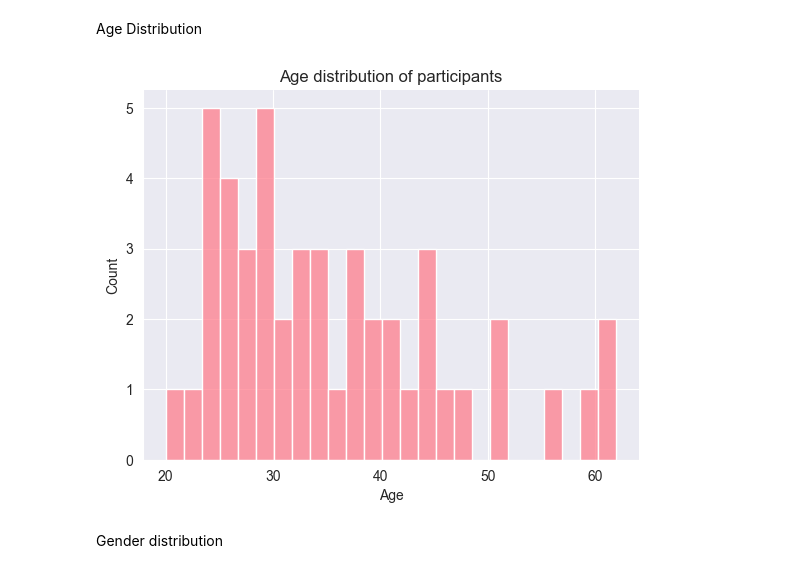
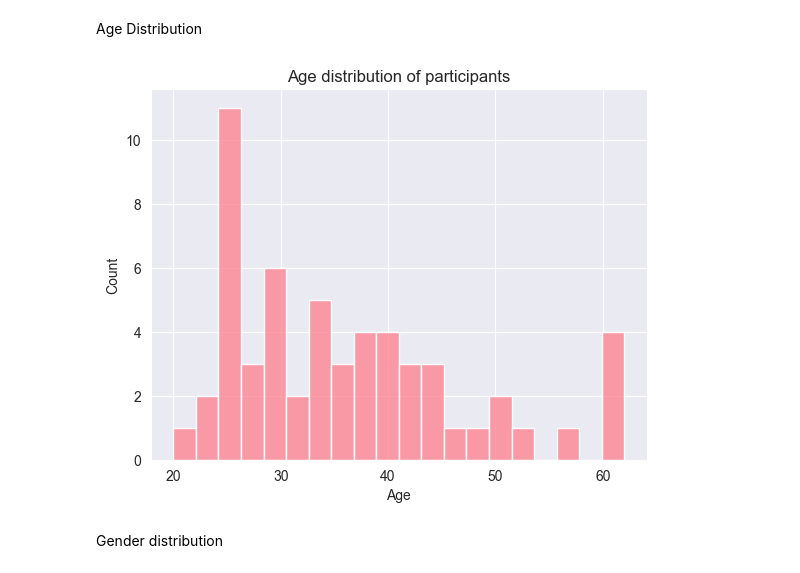
Before and after one commit to pinkstegosaurus99/plot_visualization, a Jupyter notebook: plotting.ipynb, the cells around one changed output. Drawn from its saved outputs; the diff is of its cells as text; code cells hidden in the pictures.

```diff
--- a/plotting.ipynb
+++ b/plotting.ipynb
@@ -711,19 +745,19 @@ plt.show()
 # %% [markdown]
 Age Distribution
 # %%
-hist_plot = sns.histplot(age_data.dropna(), bins=25, kde=False, color=colours[0], edgecolor = "#FFFFFF")
+hist_plot = sns.histplot(age_data.dropna(), bins=20, kde=False, color=colours[0], edgecolor = "#FFFFFF")
 
 plt.title("Age distribution of participants")
 plt.xlabel("Age")
 plt.ylabel("Count")
 hist_plot.spines['top'].set_visible(False)
 hist_plot.spines['right'].set_visible(False)
 
 output_path = "images/age_distribution.png"
 plt.savefig(output_path, dpi=150)
 plt.show()
 # %% [output]
-[figure, old version]
+[figure, new version]
 # %% [markdown]
 Gender distribution
 # %%
```
Also changed, not shown: parts of 23 cells of this notebook, 4 other files.
